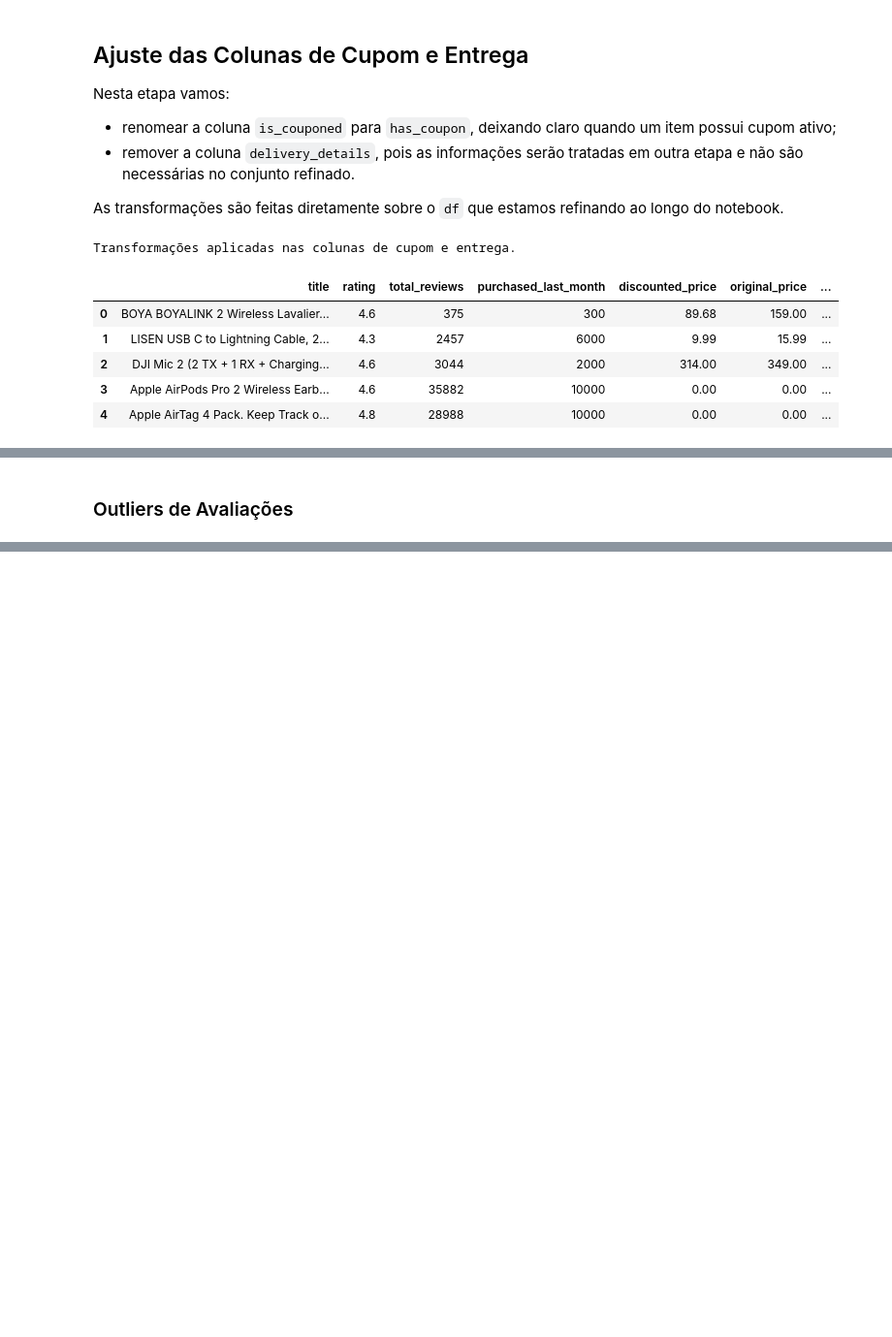
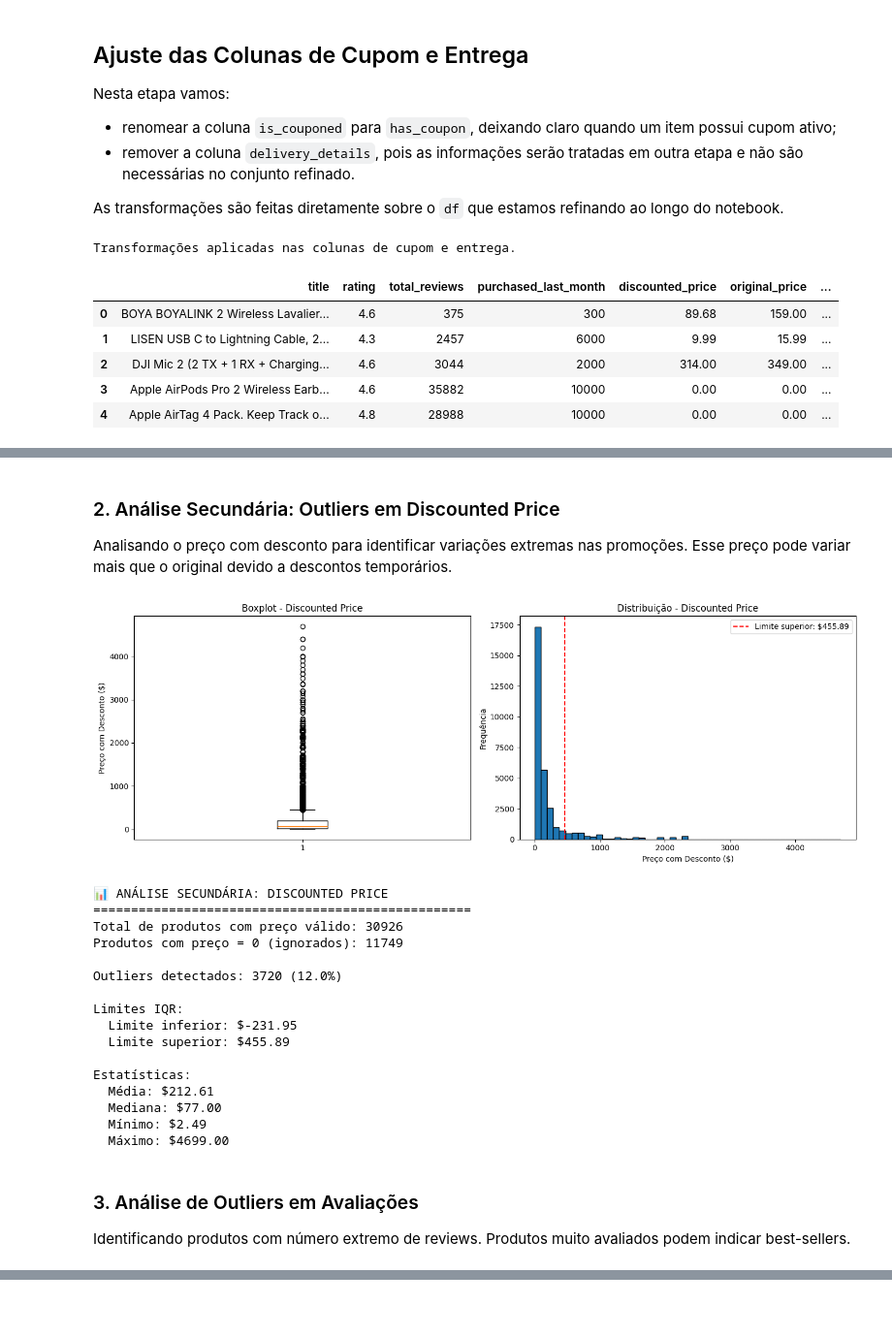
Before and after one commit to julio-dourado/amazon-sales-etl-vizualization, a Jupyter notebook: data-lake/notebooks/data-ingestion-and-medallion-architecture.ipynb, the cells around one changed output, grey strips where cells are left out. Shown at 97% size. Drawn from its saved outputs; the diff is of its cells as text; code cells hidden in the pictures; blank space fills up the shorter version.

```diff
--- a/data-lake/notebooks/data-ingestion-and-medallion-architecture.ipynb
+++ b/data-lake/notebooks/data-ingestion-and-medallion-architecture.ipynb
@@ -331,4 +654,78 @@ Mediana: $77.00
+# %% [markdown]
+### 2. Análise Secundária: Outliers em Discounted Price
+
+Analisando o preço com desconto para identificar variações extremas nas promoções. Esse preço pode variar mais que o original devido a descontos temporários.
+# %%
+# Análise de outliers baseada em DISCOUNTED PRICE (análise secundária)
+# Filtrar produtos com preço válido (> 0)
+df_discounted_price = df[df['discounted_price'] > 0]
+
+Q1_discounted = df_discounted_price['discounted_price'].quantile(0.25)
+Q3_discounted = df_discounted_price['discounted_price'].quantile(0.75)
+IQR_discounted = Q3_discounted - Q1_discounted
+
+limite_inferior_discounted = Q1_discounted - 1.5 * IQR_discounted
+limite_superior_discounted = Q3_discounted + 1.5 * IQR_discounted
+
+outliers_discounted = df_discounted_price[
+    (df_discounted_price['discounted_price'] < limite_inferior_discounted) |
+    (df_discounted_price['discounted_price'] > limite_superior_discounted)
+]
+
+# Gráficos
+fig, ax = plt.subplots(1, 2, figsize=(14, 5))
+
+# Boxplot
+ax[0].boxplot(df_discounted_price['discounted_price'])
+ax[0].set_title('Boxplot - Discounted Price')
+ax[0].set_ylabel('Preço com Desconto ($)')
+
+# Histograma
+ax[1].hist(df_discounted_price['discounted_price'], bins=50, edgecolor='black')
+ax[1].axvline(limite_superior_discounted, color='red', linestyle='--',
+              label=f'Limite superior: ${limite_superior_discounted:.2f}')
+ax[1].set_title('Distribuição - Discounted Price')
+ax[1].set_xlabel('Preço com Desconto ($)')
+ax[1].set_ylabel('Frequência')
+ax[1].legend()
+
+plt.tight_layout()
+plt.show()
+
+print(f'📊 ANÁLISE SECUNDÁRIA: DISCOUNTED PRICE')
+print(f'=' * 50)
+print(f'Total de produtos com preço válido: {len(df_discounted_price)}')
+print(f'Produtos com preço = 0 (ignorados): {len(df[df["discounted_price"] == 0])}')
+print(f'\nOutliers detectados: {len(outliers_discounted)} ({len(outliers_discounted)/len(df_discounted_price)*100:.1f}%)')
+print(f'\nLimites IQR:')
+print(f'  Limite inferior: ${limite_inferior_discounted:.2f}')
+print(f'  Limite superior: ${limite_superior_discounted:.2f}')
+print(f'\nEstatísticas:')
+print(f'  Média: ${df_discounted_price["discounted_price"].mean():.2f}')
+print(f'  Mediana: ${df_discounted_price["discounted_price"].median():.2f}')
+print(f'  Mínimo: ${df_discounted_price["discounted_price"].min():.2f}')
+print(f'  Máximo: ${df_discounted_price["discounted_price"].max():.2f}')
+# %% [output]
+[figure, added]
+📊 ANÁLISE SECUNDÁRIA: DISCOUNTED PRICE
+==================================================
+Total de produtos com preço válido: 30926
+Produtos com preço = 0 (ignorados): 11749
+
+Outliers detectados: 3720 (12.0%)
+
+Limites IQR:
+  Limite inferior: $-231.95
+  Limite superior: $455.89
+
+Estatísticas:
+  Média: $212.61
+  Mediana: $77.00
+  Mínimo: $2.49
+  Máximo: $4699.00
 # %% [markdown]
-### Outliers de Avaliações
+### 3. Análise de Outliers em Avaliações
+
+Identificando produtos com número extremo de reviews. Produtos muito avaliados podem indicar best-sellers.
 # %%
 # Análise de outliers em número de avaliações
```
Also changed, not shown: parts of 23 cells of this notebook.
